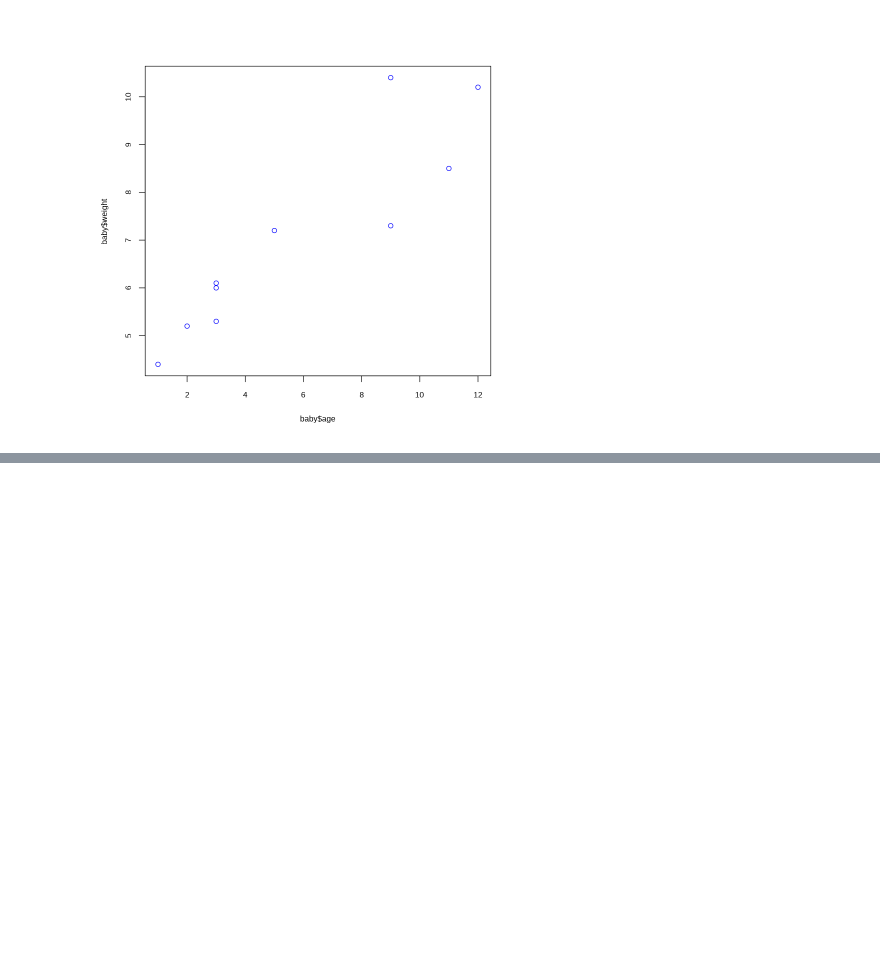
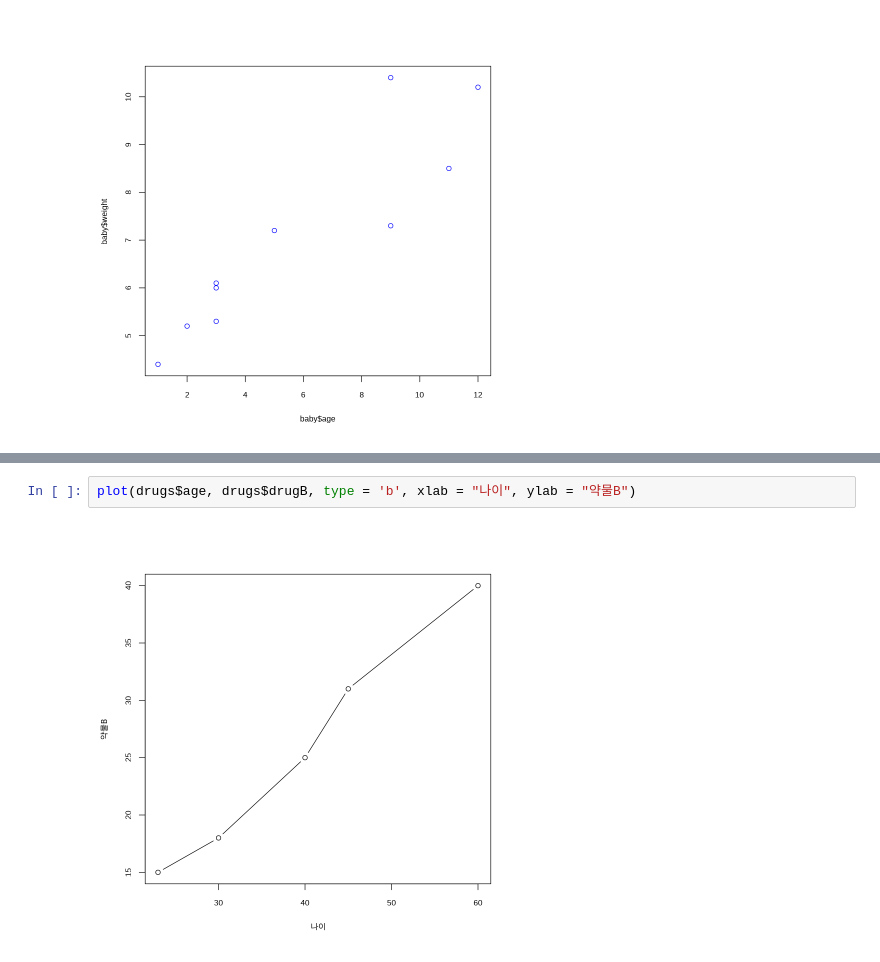
Before and after one commit to gyujin0450/Rstudy, a Jupyter notebook: 401_연속형데이터시각화.ipynb, the cells around one changed output, grey strips where cells are left out. Drawn from its saved outputs; the diff is of its cells as text; blank space fills up the shorter version.

```diff
--- a/401_연속형데이터시각화.ipynb
+++ b/401_연속형데이터시각화.ipynb
@@ -84,0 +112,4 @@ plot(baby$age, baby$weight, col='blue')
+# %%
+plot(drugs$age, drugs$drugB, type = 'b', xlab = "나이", ylab = "약물B")
+# %% [output]
+[figure, added]
```
Also changed, not shown: parts of 26 cells of this notebook.
